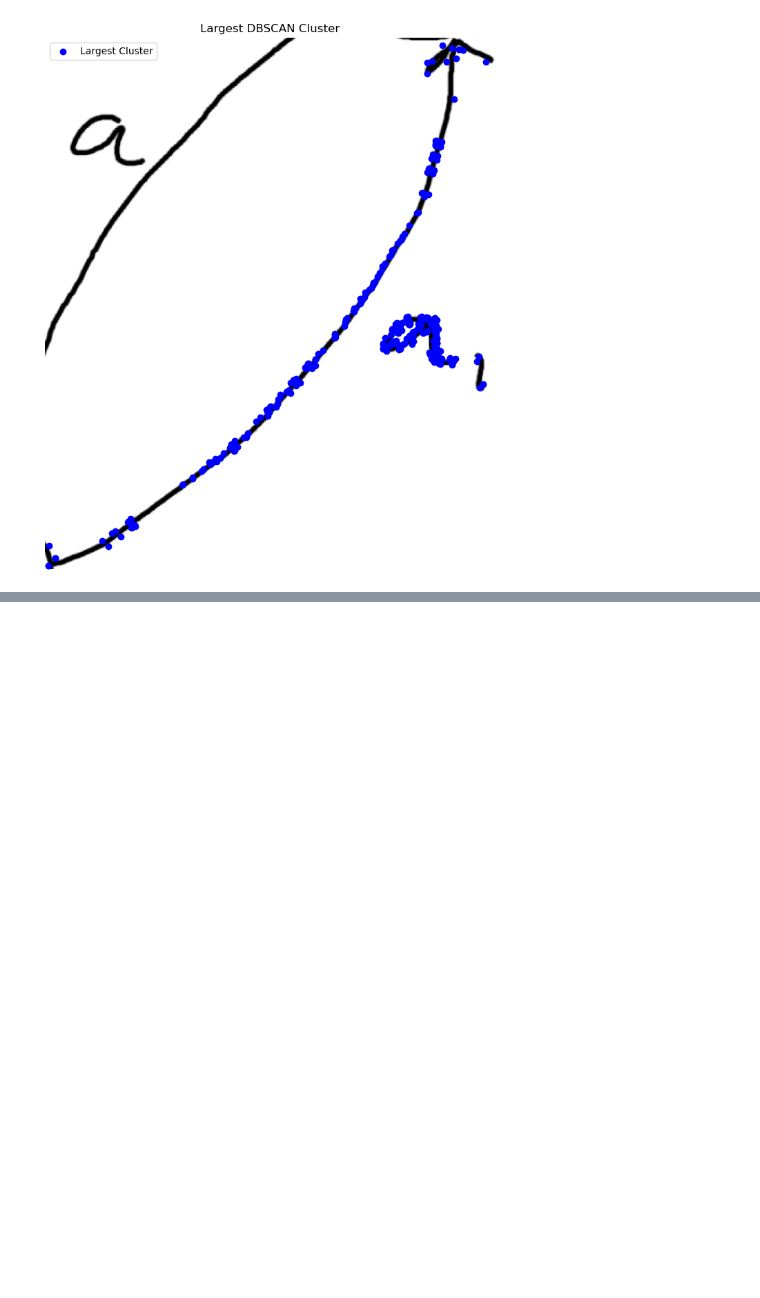
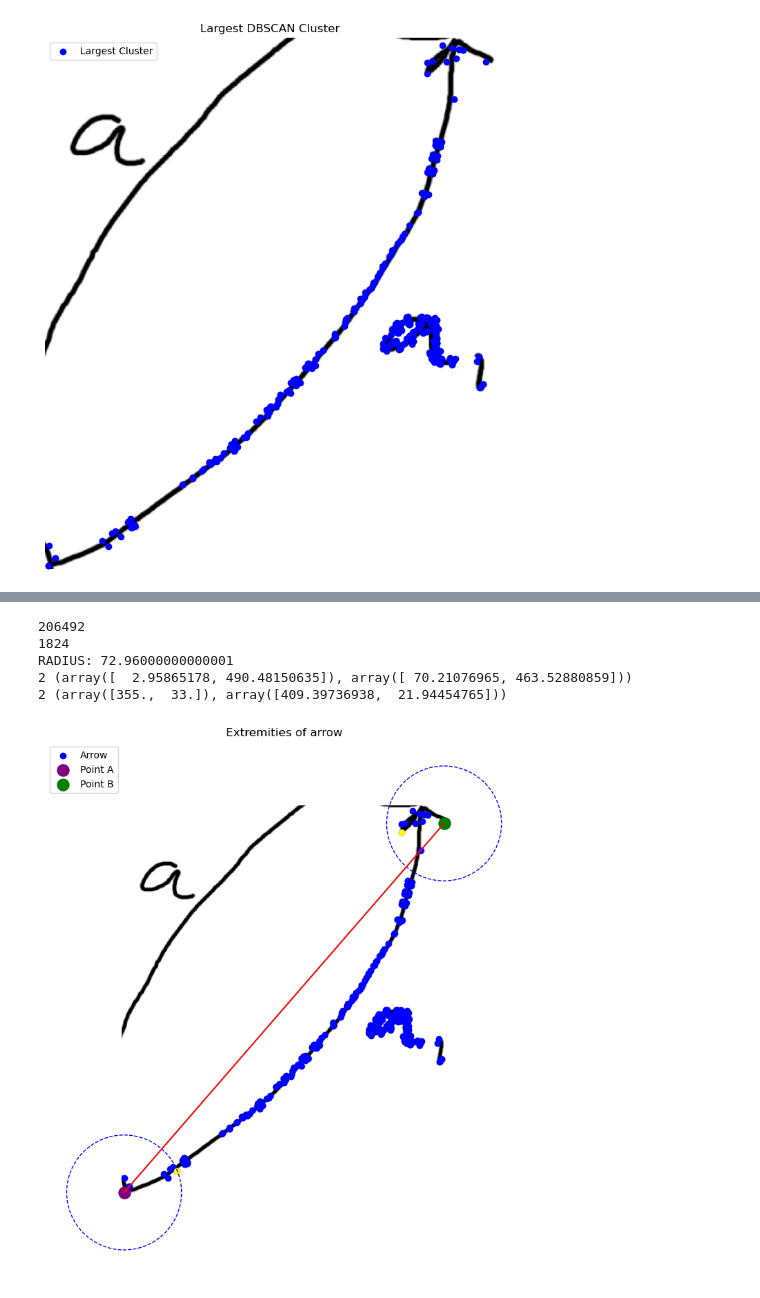
Before and after one commit to nricciardi/diagram, a Jupyter notebook: src/extractor/double_clustering/double_clustering.ipynb, the cells around one changed output, grey strips where cells are left out. Saved outputs shown, nothing was run; the diff lists cells and outputs as text; code cells hidden in the pictures; blank space fills up the shorter version.

```diff
--- a/src/extractor/double_clustering/double_clustering.ipynb
+++ b/src/extractor/double_clustering/double_clustering.ipynb
@@ -407,0 +454,53 @@ array([[  0.        , 331.33970483, 323.34810963, ..., 368.86328085,
+# %%
+arrow_subregion_area = arrow_subregion.shape[0] * arrow_subregion.shape[1]
+arrow_subregion_perimeter = 2 * (arrow_subregion.shape[0] + arrow_subregion.shape[1])
+
+print(arrow_subregion_area)
+print(arrow_subregion_perimeter)
+
+RADIUS_MULTIPLIER = arrow_subregion_perimeter / 1000
+RADIUS = 40 * RADIUS_MULTIPLIER       # TODO: finetune, a good RADIUS is 65
+print(f"RADIUS: {RADIUS}")
+
+neighbor_of_A = get_neighbor_points(point_A, points, RADIUS)
+neighbor_of_B = get_neighbor_points(point_B, points, RADIUS)
+
+# only for show them, do not compute else
+extremity_of_A_neighborhood = extremity_points(neighbor_of_A)
+extremity_of_B_neighborhood = extremity_points(neighbor_of_B)
+
+print(len(extremity_of_A_neighborhood), extremity_of_A_neighborhood)
+print(len(extremity_of_B_neighborhood), extremity_of_B_neighborhood)
+# %% [output]
+206492
+1824
+RADIUS: 72.96000000000001
+2 (array([  2.95865178, 490.48150635]), array([ 70.21076965, 463.52880859]))
+2 (array([355.,  33.]), array([409.39736938,  21.94454765]))
+# %%
+plt.figure(figsize=(10, 10))
+plt.imshow(arrow_subregion_rgb)
+plt.scatter(largest_cluster_points[:, 0], largest_cluster_points[:, 1], c='blue', label='Arrow')
+
+
+for neighbor in extremity_of_A_neighborhood:
+    plt.scatter(neighbor[0], neighbor[1], c='yellow')
+
+for neighbor in extremity_of_B_neighborhood:
+    plt.scatter(neighbor[0], neighbor[1], c='yellow')
+
+plt.plot([point_A[0], point_B[0]], [point_A[1], point_B[1]], 'r-')
+plt.scatter(point_A[0], point_A[1], c="purple", label="Point A", s=150)
+plt.scatter(point_B[0], point_B[1], c="green", label="Point B", s=150)
+
+circle = plt.Circle(point_A, RADIUS, color='blue', fill=False, linestyle='--')
+plt.gca().add_patch(circle)
+circle = plt.Circle(point_B, RADIUS, color='blue', fill=False, linestyle='--')
+plt.gca().add_patch(circle)
+
+plt.title('Extremities of arrow')
+plt.axis('off')
+plt.legend()
+plt.show()
+# %% [output]
+[figure, added]
```
Also changed, not shown: parts of 19 cells of this notebook.
